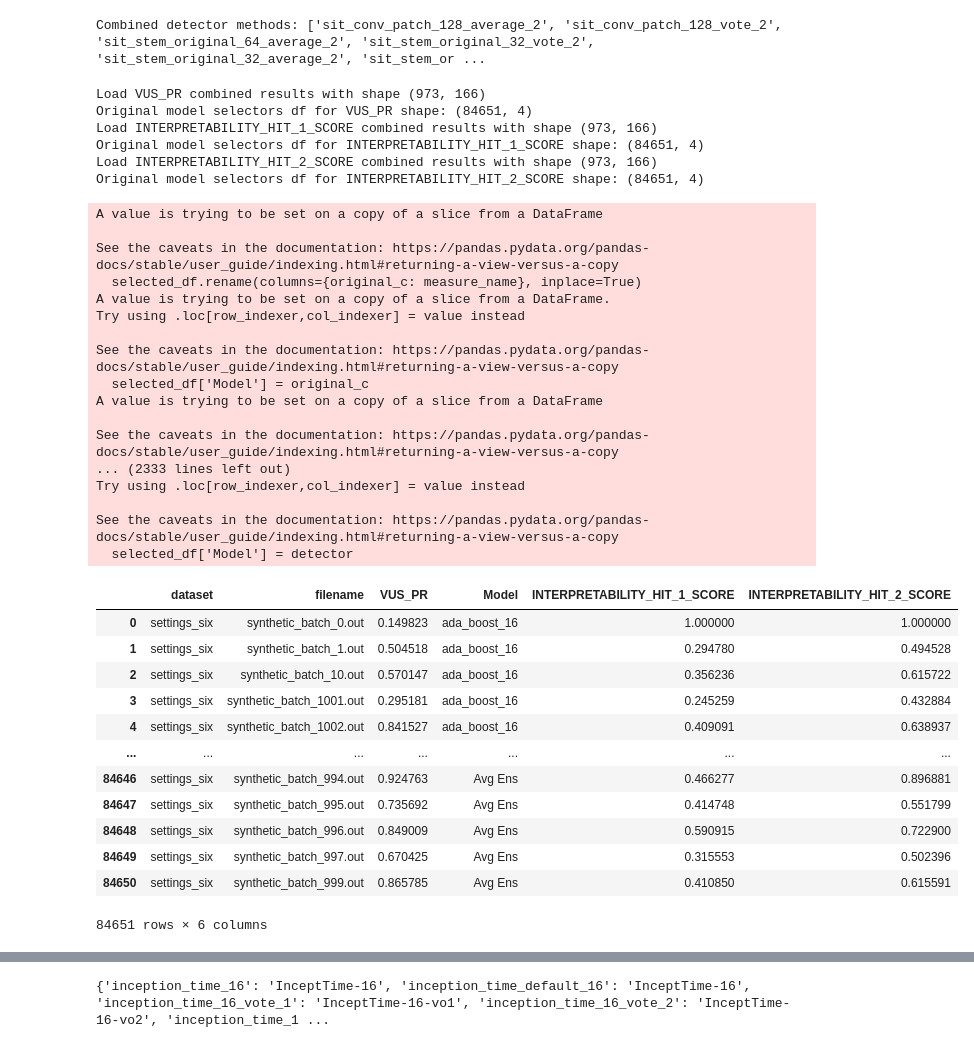
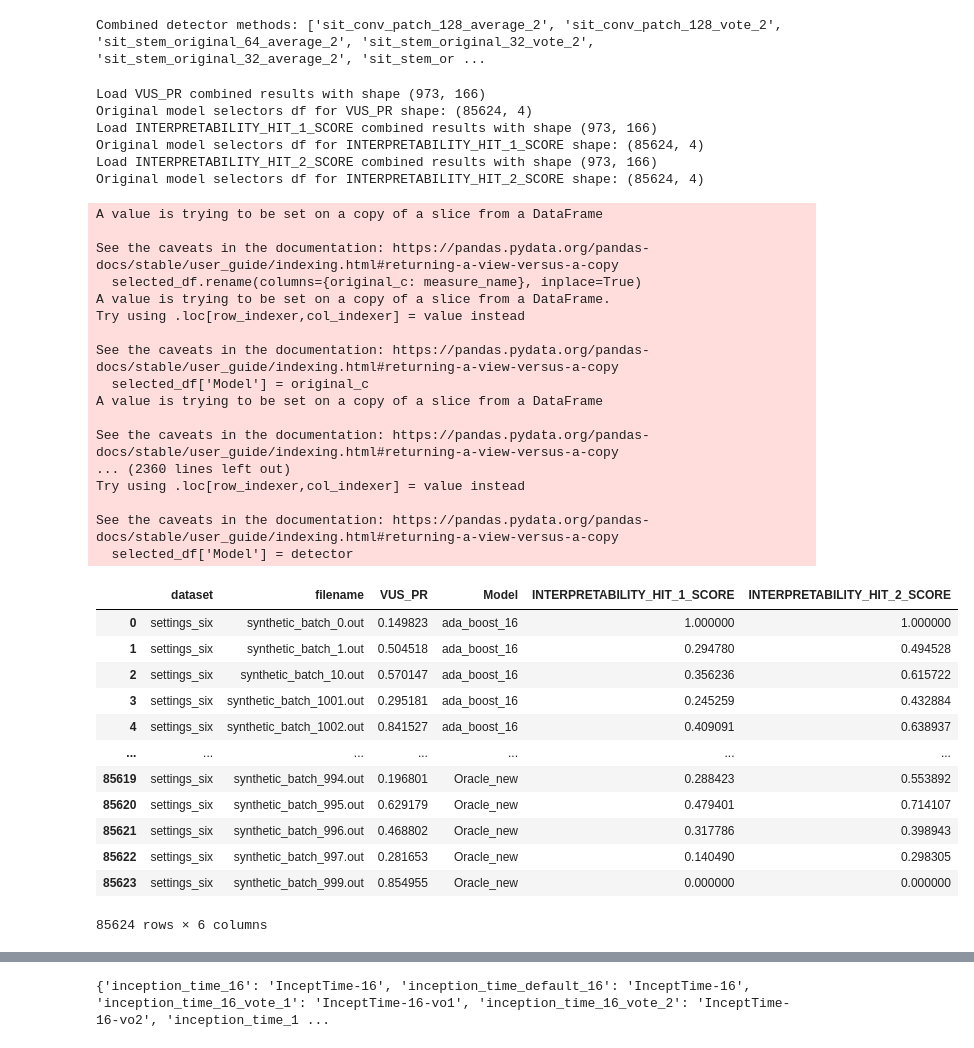
Before and after one commit to doanthihoaithu/MSAD, a Jupyter notebook: analyze_combining_detectors.ipynb, the cells around one changed output, grey strips where cells are left out. Cells and saved outputs as stored; diff of their text form; code cells hidden in the pictures.

```diff
--- a/analyze_combining_detectors.ipynb
+++ b/analyze_combining_detectors.ipynb
@@ -127,7 +127,7 @@ Combined detector methods: ['sit_conv_patch_128_average_2', 'sit_conv_patch_128_
 # Replace this value with "AUC_PR" or "VUS_PR" to obtain the corresponding results
 # measure_name = 'VUS_PR'
 measure_names = ['VUS_PR', 'INTERPRETABILITY_HIT_1_SCORE', 'INTERPRETABILITY_HIT_2_SCORE']
-base_lines = ['Oracle', 'Avg Ens']
+base_lines = ['Oracle', 'Avg Ens', 'Oracle_new']
 
 # ['INTERPRETABILITY_HIT_2_SCORE', 'INTERPRETABILITY_LOG_SCORE']
 
@@ -180,43 +180,43 @@ original_model_selectors_dfs = reduce(lambda x, y: pd.merge(x, y, on = ['dataset
 original_model_selectors_dfs
 
 # df = pd.merge(df, df_vote, on=['dataset', 'filename'], how='left')
 # %% [output]
 Load VUS_PR combined results with shape (973, 166)
-Original model selectors df for VUS_PR shape: (84651, 4)
+Original model selectors df for VUS_PR shape: (85624, 4)
 Load INTERPRETABILITY_HIT_1_SCORE combined results with shape (973, 166)
-Original model selectors df for INTERPRETABILITY_HIT_1_SCORE shape: (84651, 4)
+Original model selectors df for INTERPRETABILITY_HIT_1_SCORE shape: (85624, 4)
 Load INTERPRETABILITY_HIT_2_SCORE combined results with shape (973, 166)
-Original model selectors df for INTERPRETABILITY_HIT_2_SCORE shape: (84651, 4)
+Original model selectors df for INTERPRETABILITY_HIT_2_SCORE shape: (85624, 4)
 A value is trying to be set on a copy of a slice from a DataFrame
 
 See the caveats in the documentation: https://pandas.pydata.org/pandas-docs/stable/user_guide/indexing.html#returning-a-view-versus-a-copy
   selected_df.rename(columns={original_c: measure_name}, inplace=True)
 A value is trying to be set on a copy of a slice from a DataFrame.
 Try using .loc[row_indexer,col_indexer] = value instead
 
 See the caveats in the documentation: https://pandas.pydata.org/pandas-docs/stable/user_guide/indexing.html#returning-a-view-versus-a-copy
   selected_df['Model'] = original_c
 A value is trying to be set on a copy of a slice from a DataFrame
 
 See the caveats in the documentation: https://pandas.pydata.org/pandas-docs/stable/user_guide/indexing.html#returning-a-view-versus-a-copy
-... (2333 lines left out)
+... (2360 lines left out)
 Try using .loc[row_indexer,col_indexer] = value instead
 
 See the caveats in the documentation: https://pandas.pydata.org/pandas-docs/stable/user_guide/indexing.html#returning-a-view-versus-a-copy
   selected_df['Model'] = detector
 |  | dataset | filename | VUS_PR | Model | INTERPRETABILITY_HIT_1_SCORE | INTERPRETABILITY_HIT_2_SCORE |
 | 0 | settings_six | synthetic_batch_0.out | 0.149823 | ada_boost_16 | 1.000000 | 1.000000 |
 | 1 | settings_six | synthetic_batch_1.out | 0.504518 | ada_boost_16 | 0.294780 | 0.494528 |
 | 2 | settings_six | synthetic_batch_10.out | 0.570147 | ada_boost_16 | 0.356236 | 0.615722 |
 | 3 | settings_six | synthetic_batch_1001.out | 0.295181 | ada_boost_16 | 0.245259 | 0.432884 |
 | 4 | settings_six | synthetic_batch_1002.out | 0.841527 | ada_boost_16 | 0.409091 | 0.638937 |
 | ... | ... | ... | ... | ... | ... | ... |
-| 84646 | settings_six | synthetic_batch_994.out | 0.924763 | Avg Ens | 0.466277 | 0.896881 |
-| 84647 | settings_six | synthetic_batch_995.out | 0.735692 | Avg Ens | 0.414748 | 0.551799 |
-| 84648 | settings_six | synthetic_batch_996.out | 0.849009 | Avg Ens | 0.590915 | 0.722900 |
-| 84649 | settings_six | synthetic_batch_997.out | 0.670425 | Avg Ens | 0.315553 | 0.502396 |
-| 84650 | settings_six | synthetic_batch_999.out | 0.865785 | Avg Ens | 0.410850 | 0.615591 |
+| 85619 | settings_six | synthetic_batch_994.out | 0.196801 | Oracle_new | 0.288423 | 0.553892 |
+| 85620 | settings_six | synthetic_batch_995.out | 0.629179 | Oracle_new | 0.479401 | 0.714107 |
+| 85621 | settings_six | synthetic_batch_996.out | 0.468802 | Oracle_new | 0.317786 | 0.398943 |
+| 85622 | settings_six | synthetic_batch_997.out | 0.281653 | Oracle_new | 0.140490 | 0.298305 |
+| 85623 | settings_six | synthetic_batch_999.out | 0.854955 | Oracle_new | 0.000000 | 0.000000 |
-84651 rows × 6 columns
+85624 rows × 6 columns
 # %%
 # df = df_dict[measure_name]
 # df
```
Also changed, not shown: parts of 5 cells of this notebook, 1 other file.
